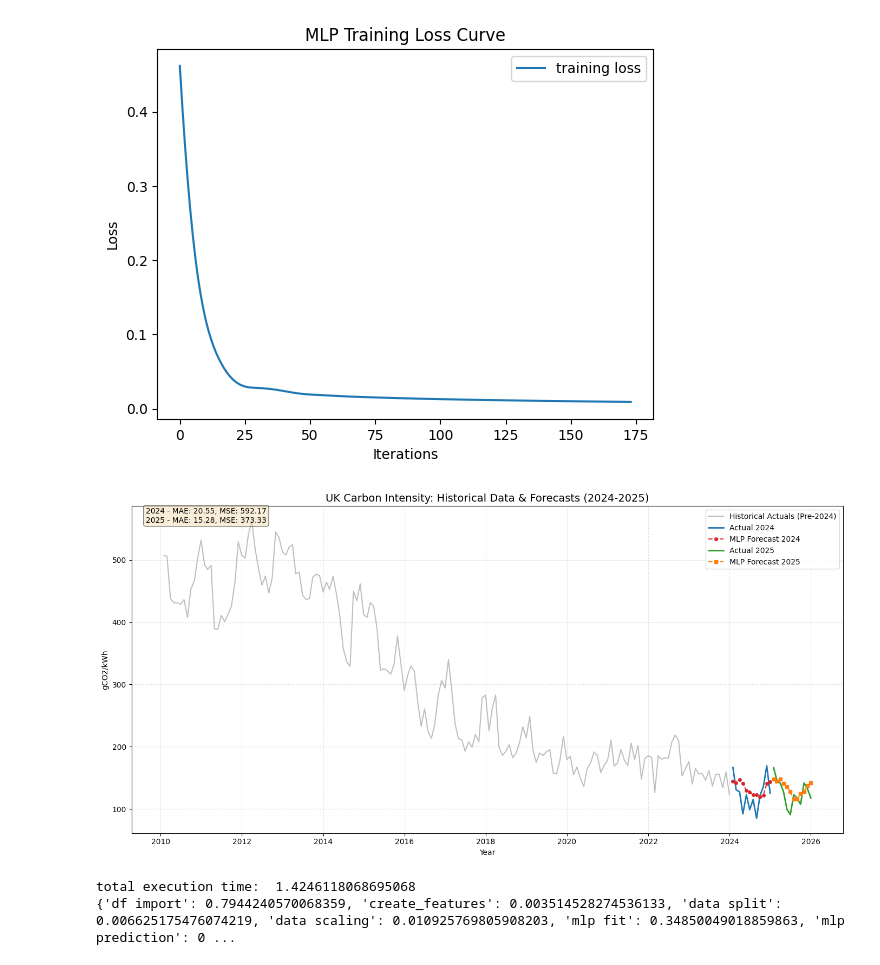
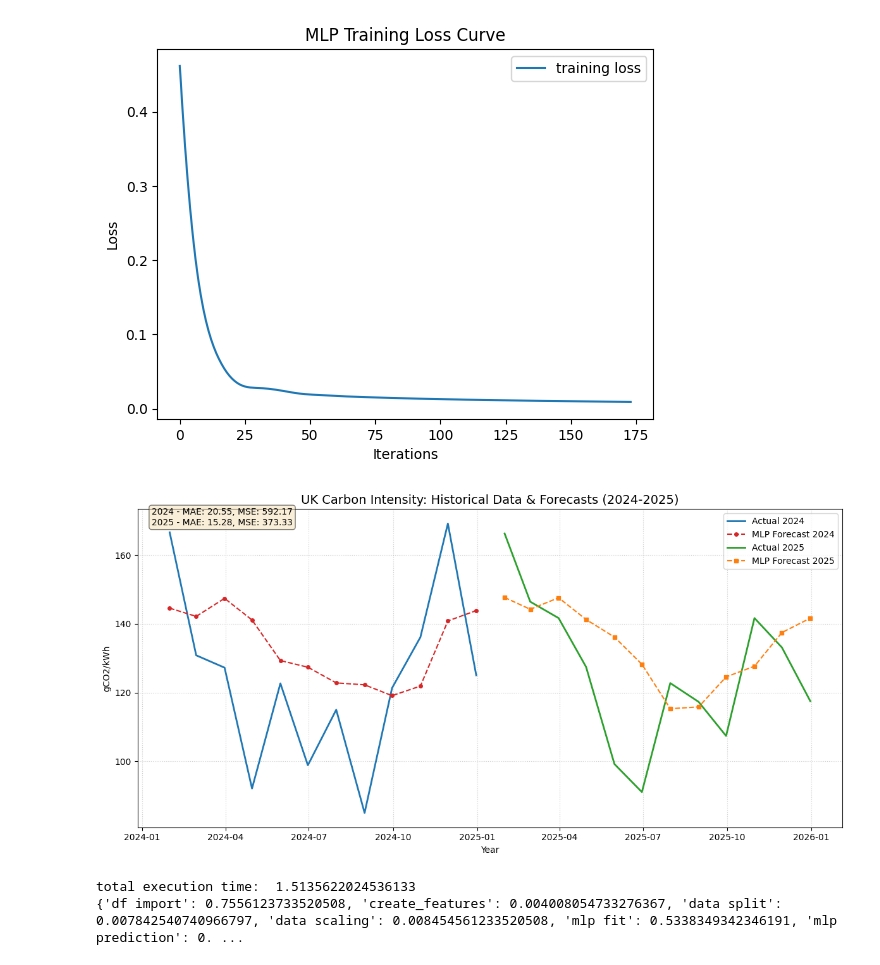
Before and after one commit to CalvoSeko/sustainable-computing-coursework-tianwei, a Jupyter notebook: code/monthly_MLP_forecasting.ipynb, the cells around one changed output. Cells and saved outputs as stored; diff of their text form; code cells hidden in the pictures.

```diff
--- a/code/monthly_MLP_forecasting.ipynb
+++ b/code/monthly_MLP_forecasting.ipynb
@@ -127,45 +127,42 @@ power_stats['mlp prediction'] = pm.stats()
 # %%
 with PowerMonitor("Monthly_MLP_Forecasting.csv") as pm:
     start_time = time.time()
-    plt.figure(figsize=(14, 7))
-
-    plt.plot(train['DATETIME'], train['CARBON_INTENSITY'],
-            color='gray', alpha=0.5, label='Historical Actuals (Pre-2024)')
+    plt.figure(figsize=(12, 6))
 
     plt.plot(val['DATETIME'], val['CARBON_INTENSITY'],
             color='tab:blue', linewidth=2, label='Actual 2024')
 
     plt.plot(val['DATETIME'], y_pred_val,
             color='tab:red', linestyle='--', marker='o', markersize=4, label='MLP Forecast 2024')
 
     plt.plot(test['DATETIME'], test['CARBON_INTENSITY'],
             color='tab:green', linewidth=2, label='Actual 2025')
 
     plt.plot(test['DATETIME'], y_pred_test,
             color='tab:orange', linestyle='--', marker='s', markersize=4, label='MLP Forecast 2025')
 
     plt.title('UK Carbon Intensity: Historical Data & Forecasts (2024-2025)', fontsize=14)
     plt.xlabel('Year')
     plt.ylabel('gCO2/kWh')
     plt.legend(loc='upper right')
     plt.grid(True, linestyle=':', alpha=0.6)
 
     # Add metrics text box
     metrics_text = f"2024 - MAE: {val_mae:.2f}, MSE: {val_mse:.2f}\n2025 - MAE: {test_mae:.2f}, MSE: {test_mse:.2f}"
     plt.text(0.02, 0.95, metrics_text,
             fontsize=10, color='black', transform=plt.gca().transAxes,
             bbox=dict(boxstyle='round', facecolor='wheat', alpha=0.5))
 
     plt.tight_layout()
     plt.show()
     execution_times["plot"] = time.time() - start_time
     print("total execution time: ", sum(execution_times.values()))
     print(execution_times)
 power_stats['plot'] = pm.stats()
 # %% [output]
-[figure, old version]
+[figure, new version]
-total execution time:  1.4246118068695068
-{'df import': 0.7944240570068359, 'create_features': 0.003514528274536133, 'data split': 0.006625175476074219, 'data scaling': 0.010925769805908203, 'mlp fit': 0.34850049018859863, 'mlp prediction': 0 ...
+total execution time:  1.5135622024536133
+{'df import': 0.7556123733520508, 'create_features': 0.004008054733276367, 'data split': 0.007842540740966797, 'data scaling': 0.008454561233520508, 'mlp fit': 0.5338349342346191, 'mlp prediction': 0. ...
 # %%
 # Print power usage summary
 print("\nPOWER USAGE SUMMARY")
```
Also changed, not shown: parts of 1 cell of this notebook, 3 other files.
